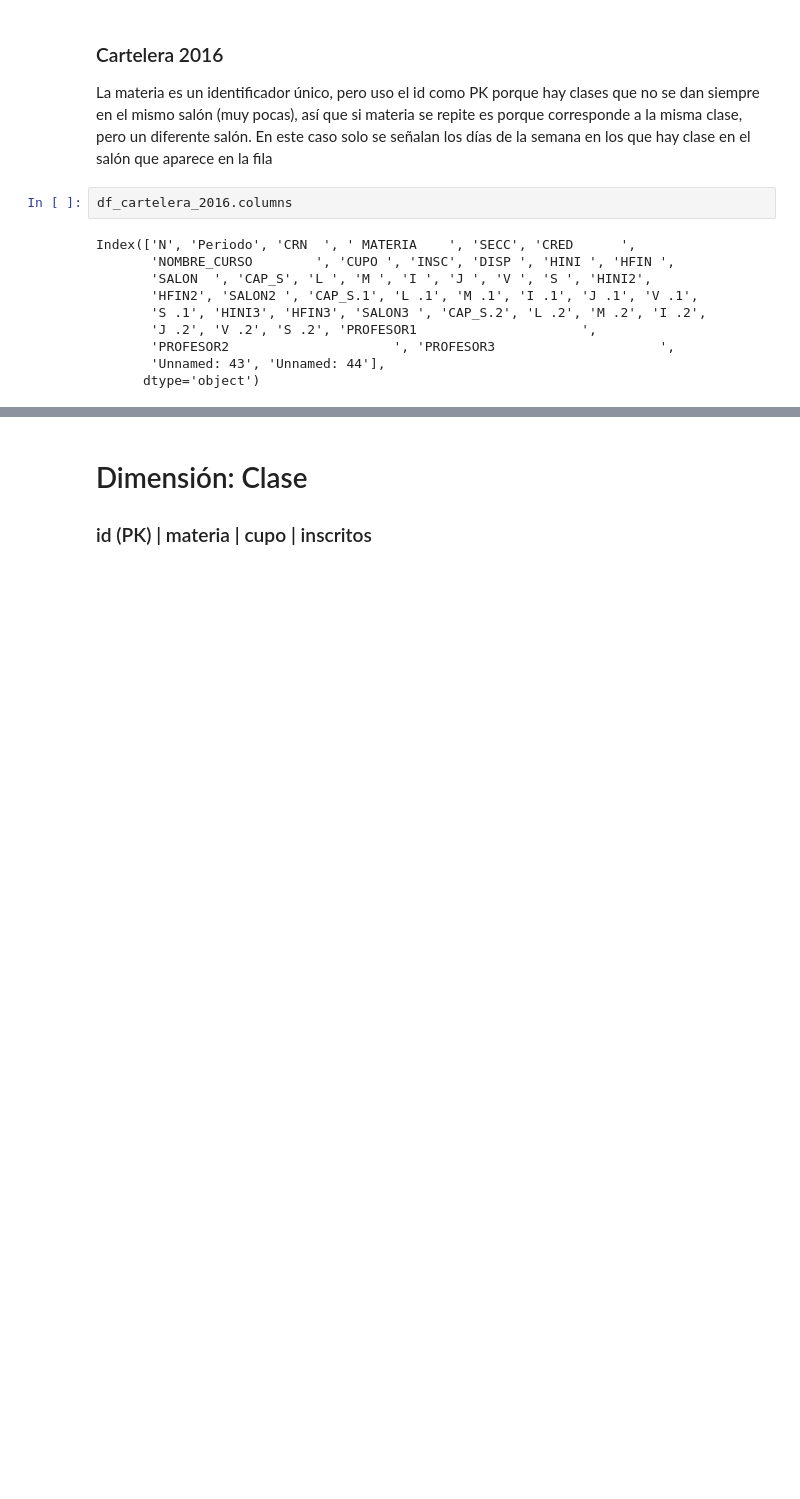
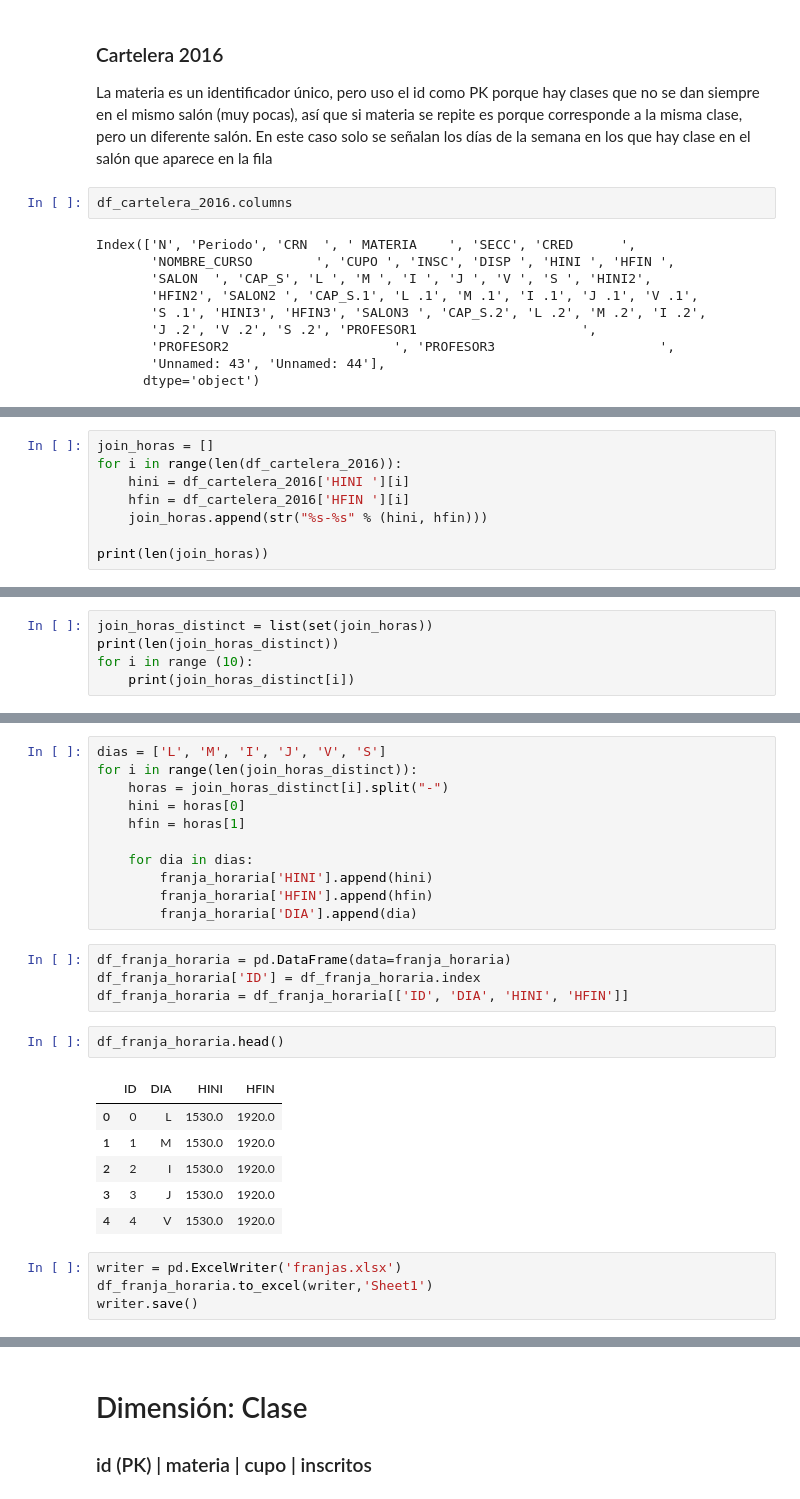
Before and after one commit to lshernandez10/bi-AdmisionesyRegistro, a Jupyter notebook: Profiling.ipynb, the cells around one changed output, grey strips where cells are left out. Cells and saved outputs as stored; diff of their text form; blank space fills up the shorter version.

```diff
--- a/Profiling.ipynb
+++ b/Profiling.ipynb
@@ -321,0 +401,8 @@ CP
+# %%
+join_horas = []
+for i in range(len(df_cartelera_2016)):
+    hini = df_cartelera_2016['HINI '][i]
+    hfin = df_cartelera_2016['HFIN '][i]
+    join_horas.append(str("%s-%s" % (hini, hfin)))
+
+print(len(join_horas))
@@ -321,0 +411,5 @@ CP
+# %%
+join_horas_distinct = list(set(join_horas))
+print(len(join_horas_distinct))
+for i in range (10):
+    print(join_horas_distinct[i])
@@ -321,0 +428,28 @@ CP
+# %%
+dias = ['L', 'M', 'I', 'J', 'V', 'S']
+for i in range(len(join_horas_distinct)):
+    horas = join_horas_distinct[i].split("-")
+    hini = horas[0]
+    hfin = horas[1]
+
+    for dia in dias:
+        franja_horaria['HINI'].append(hini)
+        franja_horaria['HFIN'].append(hfin)
+        franja_horaria['DIA'].append(dia)
+# %%
+df_franja_horaria = pd.DataFrame(data=franja_horaria)
+df_franja_horaria['ID'] = df_franja_horaria.index
+df_franja_horaria = df_franja_horaria[['ID', 'DIA', 'HINI', 'HFIN']]
+# %%
+df_franja_horaria.head()
+# %% [output]
+|  | ID | DIA | HINI | HFIN |
+| 0 | 0 | L | 1530.0 | 1920.0 |
+| 1 | 1 | M | 1530.0 | 1920.0 |
+| 2 | 2 | I | 1530.0 | 1920.0 |
+| 3 | 3 | J | 1530.0 | 1920.0 |
+| 4 | 4 | V | 1530.0 | 1920.0 |
+# %%
+writer = pd.ExcelWriter('franjas.xlsx')
+df_franja_horaria.to_excel(writer,'Sheet1')
+writer.save()
```
Also changed, not shown: parts of 51 cells of this notebook, 2 other files.
